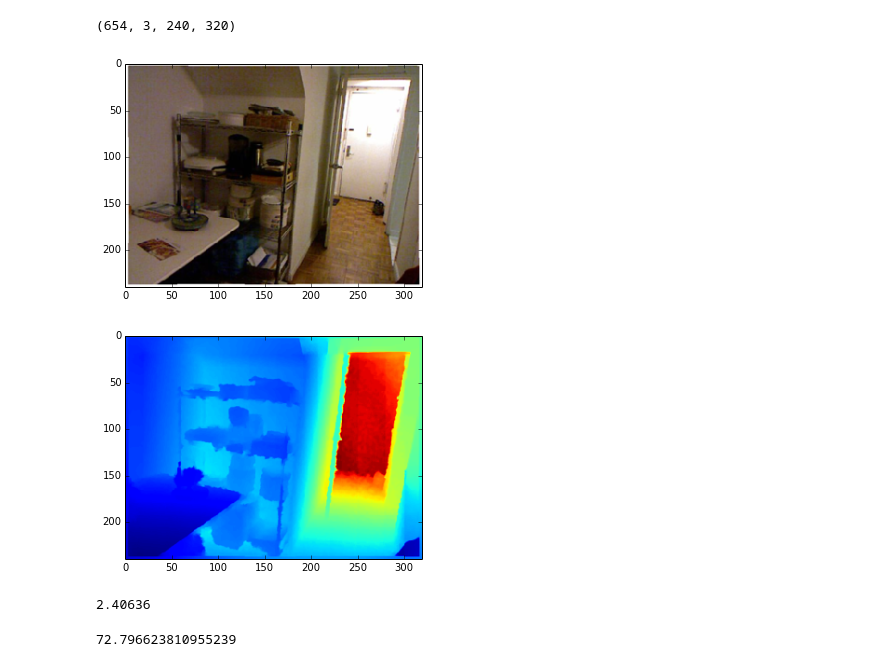
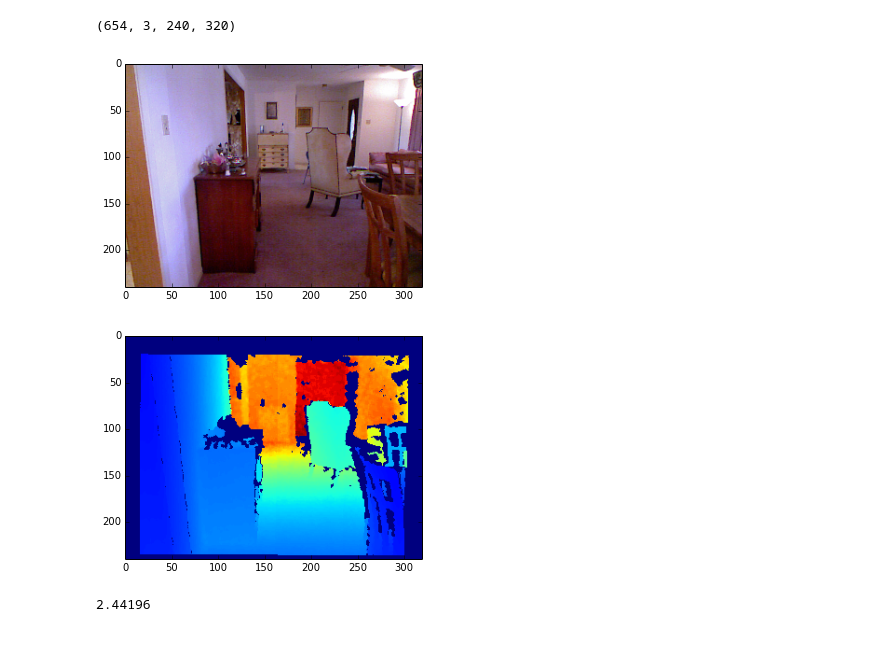
Before and after one commit to sebastian-schlecht/im2vol, a Jupyter notebook: plot.ipynb, the cells around one changed output. Cells and saved outputs as stored; diff of their text form; code cells hidden in the pictures.

```diff
--- a/plot.ipynb
+++ b/plot.ipynb
@@ -16,23 +92,23 @@ import numpy as np
 import matplotlib.pyplot as plt
 
 f = h.File("/data/data/test_v2.hdf5")
-images = np.array(f["images"])
+images = np.array(f["images"][0:])
 print images.shape
-depths = np.array(f["depths"])
+depths = np.array(f["depths"][0:])
 # %% [output]
 (654, 3, 240, 320)
 # %%
 %matplotlib inline
 
-idx = 99
+idx = 50
 
 plt.imshow(images[idx].transpose((1,2,0)))
 plt.show()
 plt.imshow(depths[idx])
 plt.show()
 
 print depths[idx].mean()
 # %% [output]
-[figure, old version]
+[figure, new version]
-[figure, old version]
+[figure, new version]
-2.40636
+2.44196
@@ -45,4 +114,0 @@ s = images.std()
-# %%
-s
-# %% [output]
-72.796623810955239
```
Also changed, not shown: parts of 14 cells of this notebook, 5 other files.
